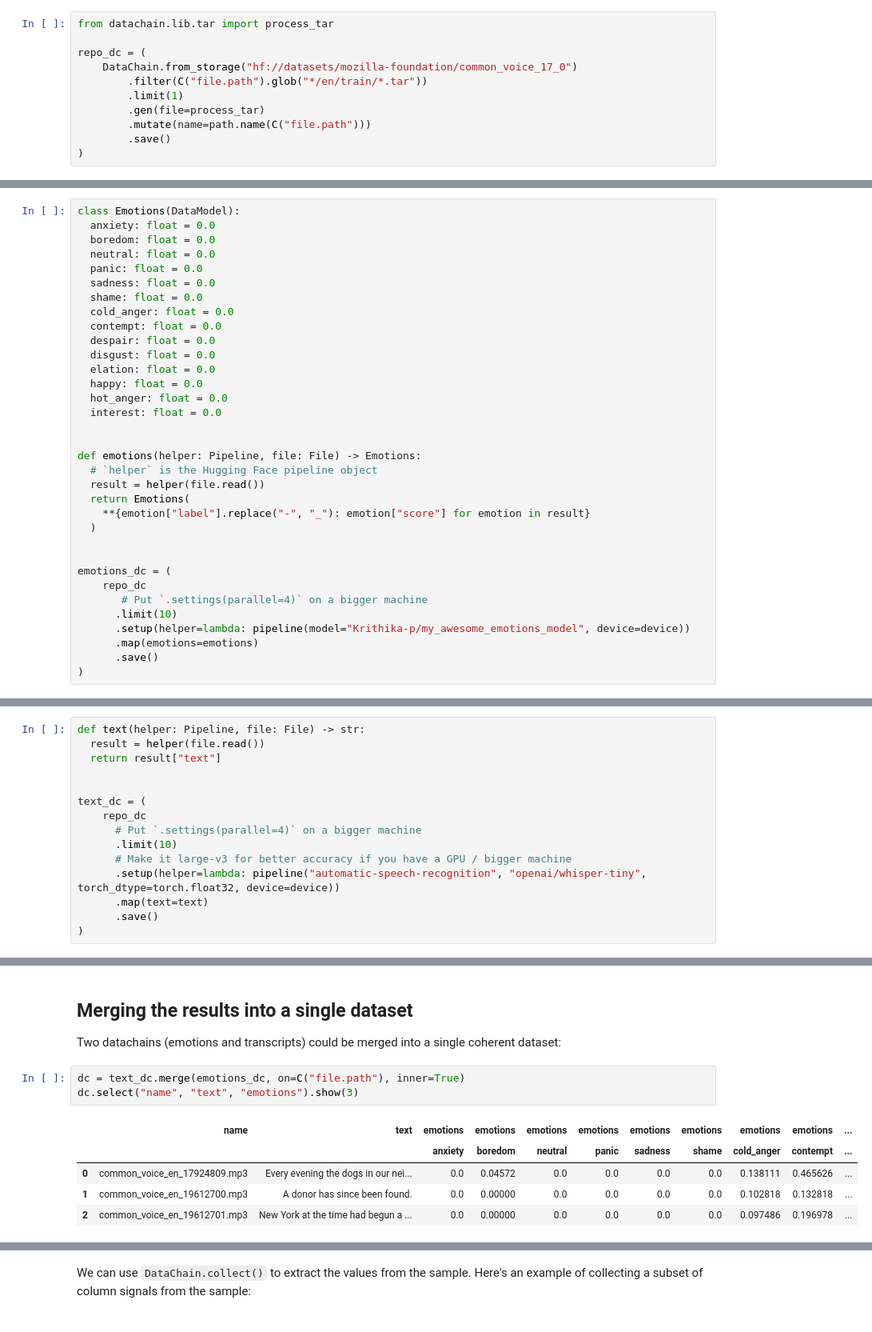
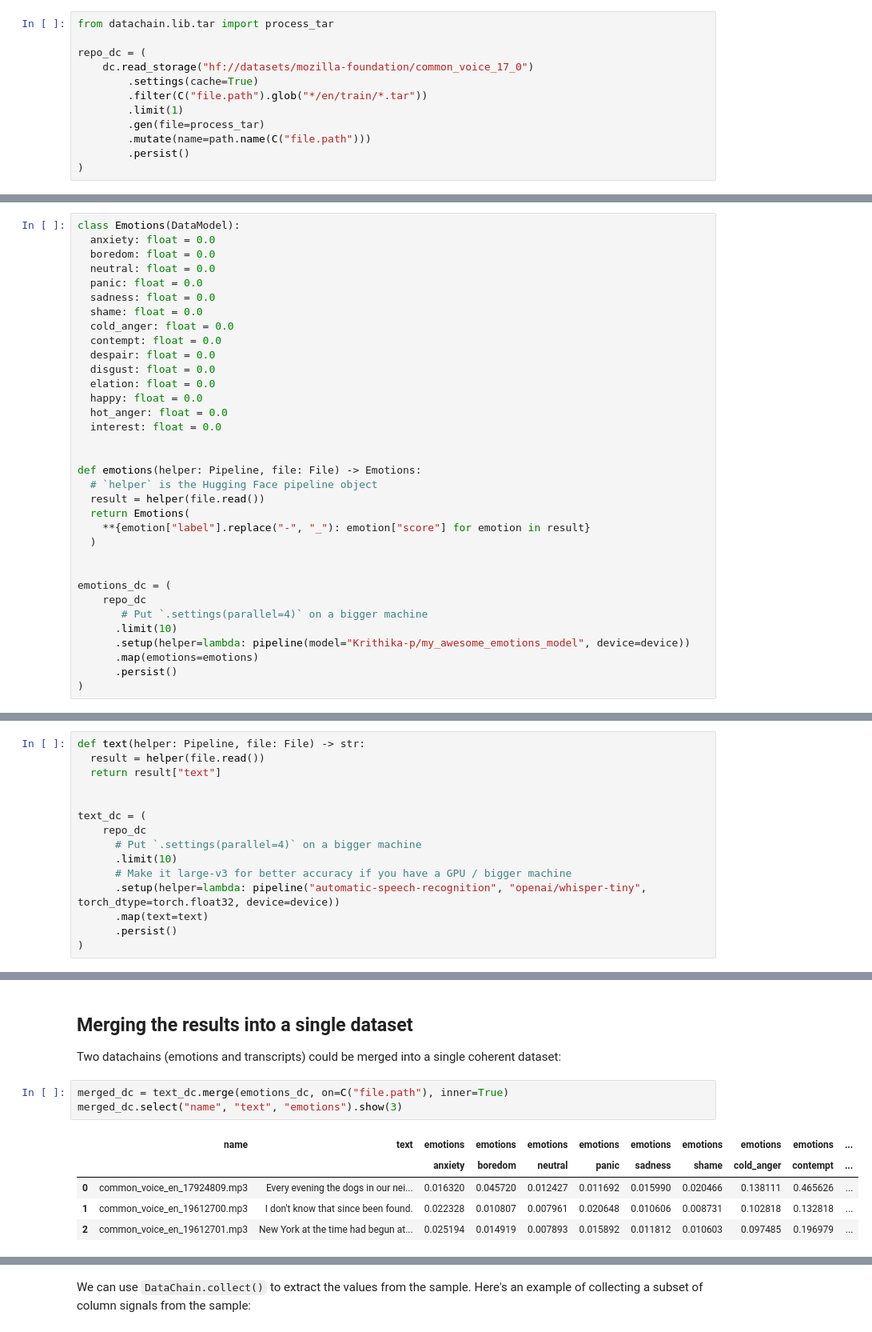
Before and after one commit to datachain-ai/datachain-examples, a Jupyter notebook: audio/hf_common_voice.ipynb, the cells around one changed output, grey strips where cells are left out. Shown at 80% size. Saved outputs shown, nothing was run; the diff lists cells and outputs as text.

```diff
--- a/audio/hf_common_voice.ipynb
+++ b/audio/hf_common_voice.ipynb
@@ -61,10 +66,11 @@ You can see that as a result we are getting references to thefiles like `README`
 from datachain.lib.tar import process_tar
 
 repo_dc = (
-    DataChain.from_storage("hf://datasets/mozilla-foundation/common_voice_17_0")
+    dc.read_storage("hf://datasets/mozilla-foundation/common_voice_17_0")
+        .settings(cache=True)
         .filter(C("file.path").glob("*/en/train/*.tar"))
   	    .limit(1)
         .gen(file=process_tar)
         .mutate(name=path.name(C("file.path")))
-        .save()
+        .persist()
 )
@@ -118,7 +122,7 @@ emotions_dc = (
   	  .limit(10)
       .setup(helper=lambda: pipeline(model="Krithika-p/my_awesome_emotions_model", device=device))
   	  .map(emotions=emotions)
-      .save()
+      .persist()
 )
 # %% [markdown]
 Let's preview the emotions classifier results:
@@ -150,5 +154,5 @@ text_dc = (
       # Make it large-v3 for better accuracy if you have a GPU / bigger machine
       .setup(helper=lambda: pipeline("automatic-speech-recognition", "openai/whisper-tiny", torch_dtype=torch.float32, device=device))
   	  .map(text=text)
-      .save()
+      .persist()
 )
@@ -169,14 +175,14 @@ text_dc.select("name", "text").show(3)
 
 Two datachains (emotions and transcripts) could be merged into a single coherent dataset:
 # %%
-dc = text_dc.merge(emotions_dc, on=C("file.path"), inner=True)
-dc.select("name", "text", "emotions").show(3)
+merged_dc = text_dc.merge(emotions_dc, on=C("file.path"), inner=True)
+merged_dc.select("name", "text", "emotions").show(3)
 # %% [output]
 |  | name | text | emotions | emotions | emotions | emotions | emotions | emotions | emotions | emotions | ... |
 |  |  |  | anxiety | boredom | neutral | panic | sadness | shame | cold_anger | contempt | ... |
-| 0 | common_voice_en_17924809.mp3 | Every evening the dogs in our nei... | 0.0 | 0.04572 | 0.0 | 0.0 | 0.0 | 0.0 | 0.138111 | 0.465626 | ... |
-| 1 | common_voice_en_19612700.mp3 | A donor has since been found. | 0.0 | 0.00000 | 0.0 | 0.0 | 0.0 | 0.0 | 0.102818 | 0.132818 | ... |
-| 2 | common_voice_en_19612701.mp3 | New York at the time had begun a ... | 0.0 | 0.00000 | 0.0 | 0.0 | 0.0 | 0.0 | 0.097486 | 0.196978 | ... |
+| 0 | common_voice_en_17924809.mp3 | Every evening the dogs in our nei... | 0.016320 | 0.045720 | 0.012427 | 0.011692 | 0.015990 | 0.020466 | 0.138111 | 0.465626 | ... |
+| 1 | common_voice_en_19612700.mp3 | I don't know that since been found. | 0.022328 | 0.010807 | 0.007961 | 0.020648 | 0.010606 | 0.008731 | 0.102818 | 0.132818 | ... |
+| 2 | common_voice_en_19612701.mp3 | New York at the time had begun at... | 0.025194 | 0.014919 | 0.007893 | 0.015892 | 0.011812 | 0.010603 | 0.097485 | 0.196979 | ... |
 [Limited by 3 rows]
 # %% [markdown]
 <a id='saving'></a>
```
Also changed, not shown: parts of 9 cells of this notebook.
